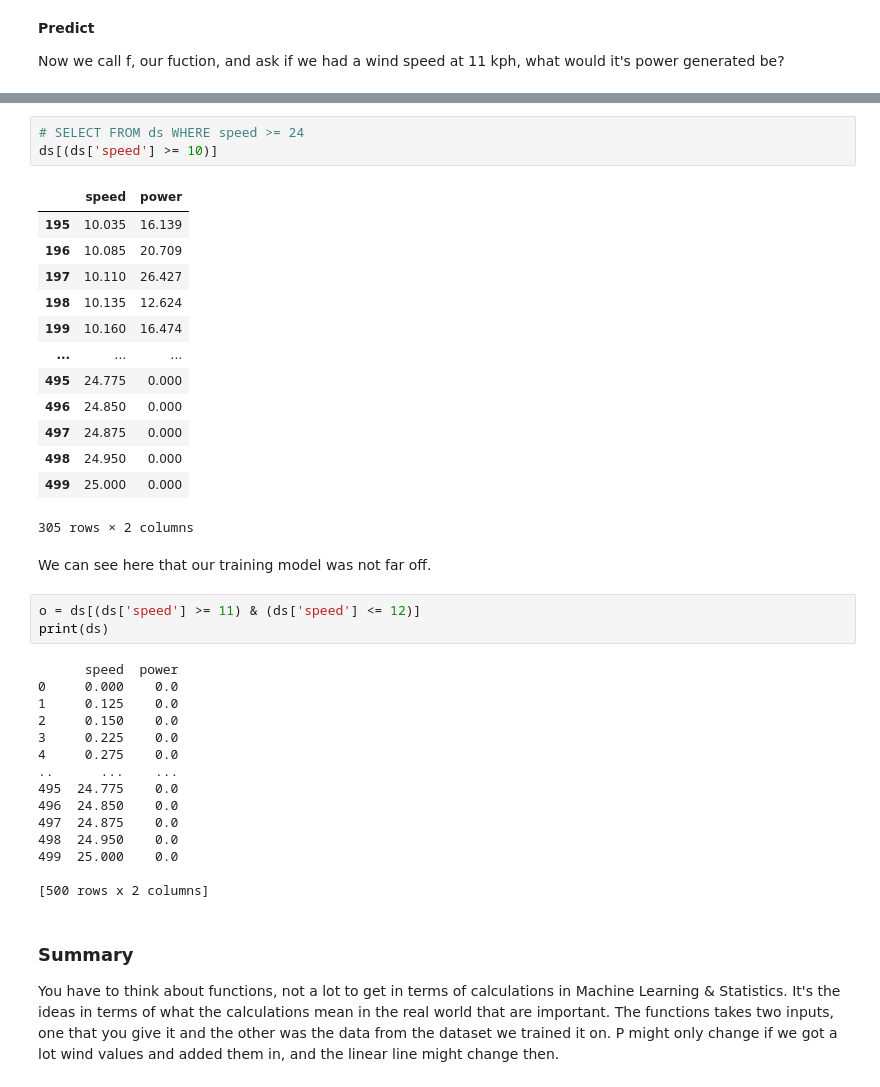
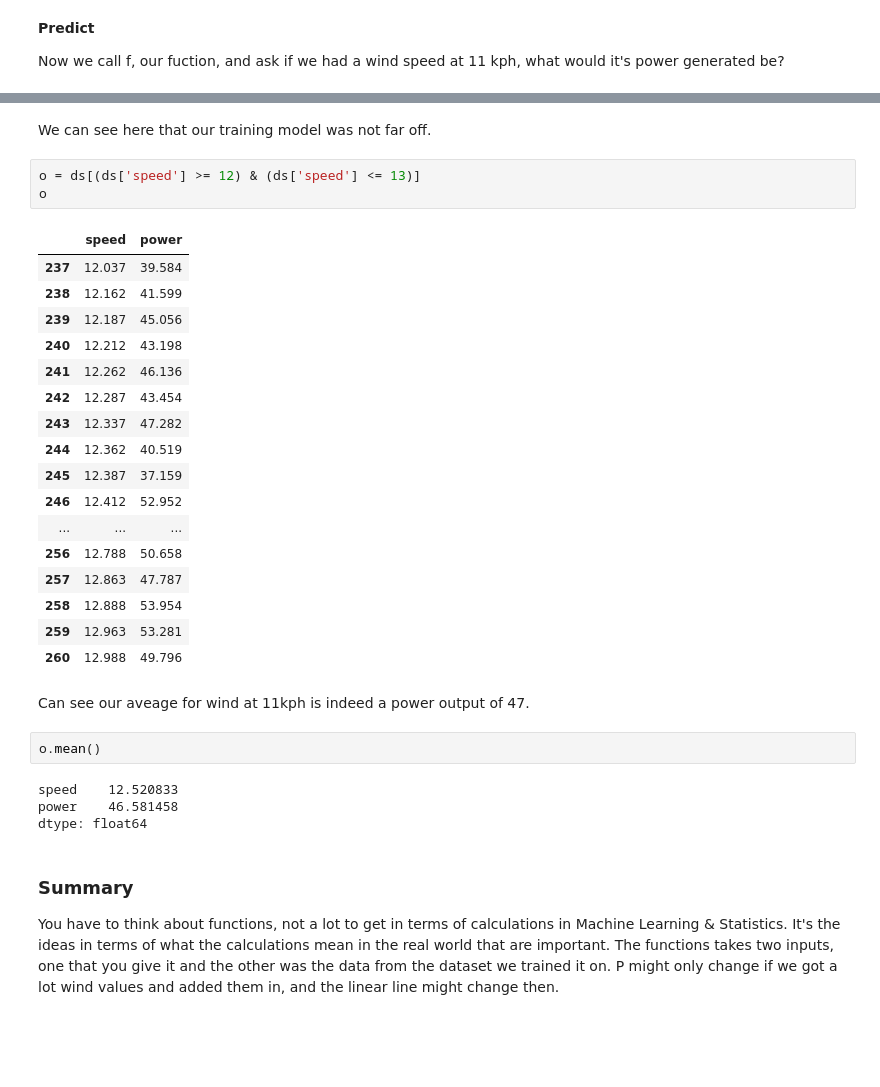
Before and after one commit to daithimarkham/Machine-Learning-Project, a Jupyter notebook: Powerproduction.ipynb, the cells around one changed output, grey strips where cells are left out. Drawn from its saved outputs; the diff is of its cells as text; blank space fills up the shorter version.

```diff
--- a/Powerproduction.ipynb
+++ b/Powerproduction.ipynb
@@ -321,40 +387,34 @@ f(12.0, p)
-# %%
-# SELECT FROM ds WHERE speed >= 24
-ds[(ds['speed'] >= 10)]
-# %% [output]
-|  | speed | power |
-| 195 | 10.035 | 16.139 |
-| 196 | 10.085 | 20.709 |
-| 197 | 10.110 | 26.427 |
-| 198 | 10.135 | 12.624 |
-| 199 | 10.160 | 16.474 |
-| ... | ... | ... |
-| 495 | 24.775 | 0.000 |
-| 496 | 24.850 | 0.000 |
-| 497 | 24.875 | 0.000 |
-| 498 | 24.950 | 0.000 |
-| 499 | 25.000 | 0.000 |
-305 rows × 2 columns
 # %% [markdown]
 We can see here that our training model was not far off.
 # %%
-o = ds[(ds['speed'] >= 11) & (ds['speed'] <= 12)]
-print(ds)
+o = ds[(ds['speed'] >= 12) & (ds['speed'] <= 13)]
+o
 # %% [output]
-      speed  power
-0     0.000    0.0
-1     0.125    0.0
-2     0.150    0.0
-3     0.225    0.0
-4     0.275    0.0
-..      ...    ...
-495  24.775    0.0
-496  24.850    0.0
-497  24.875    0.0
-498  24.950    0.0
-499  25.000    0.0
-
-[500 rows x 2 columns]
+|  | speed | power |
+| 237 | 12.037 | 39.584 |
+| 238 | 12.162 | 41.599 |
+| 239 | 12.187 | 45.056 |
+| 240 | 12.212 | 43.198 |
+| 241 | 12.262 | 46.136 |
+| 242 | 12.287 | 43.454 |
+| 243 | 12.337 | 47.282 |
+| 244 | 12.362 | 40.519 |
+| 245 | 12.387 | 37.159 |
+| 246 | 12.412 | 52.952 |
+| ... | ... | ... |
+| 256 | 12.788 | 50.658 |
+| 257 | 12.863 | 47.787 |
+| 258 | 12.888 | 53.954 |
+| 259 | 12.963 | 53.281 |
+| 260 | 12.988 | 49.796 |
+# %% [markdown]
+Can see our aveage for wind at 11kph is indeed a power output of 47.
+# %%
+o.mean()
+# %% [output]
+speed    12.520833
+power    46.581458
+dtype: float64
 # %% [markdown]
 ### Summary
 You have to think about functions, not a lot to get in terms of calculations in Machine Learning & Statistics. It's the ideas in terms of what the calculations mean in the real world that are important. The functions takes two inputs, one that you give it and the other was the data from the dataset we trained it on. P might only change if we got a lot wind values and added them in, and the linear line might change then.
```
Also changed, not shown: parts of 70 cells of this notebook.
